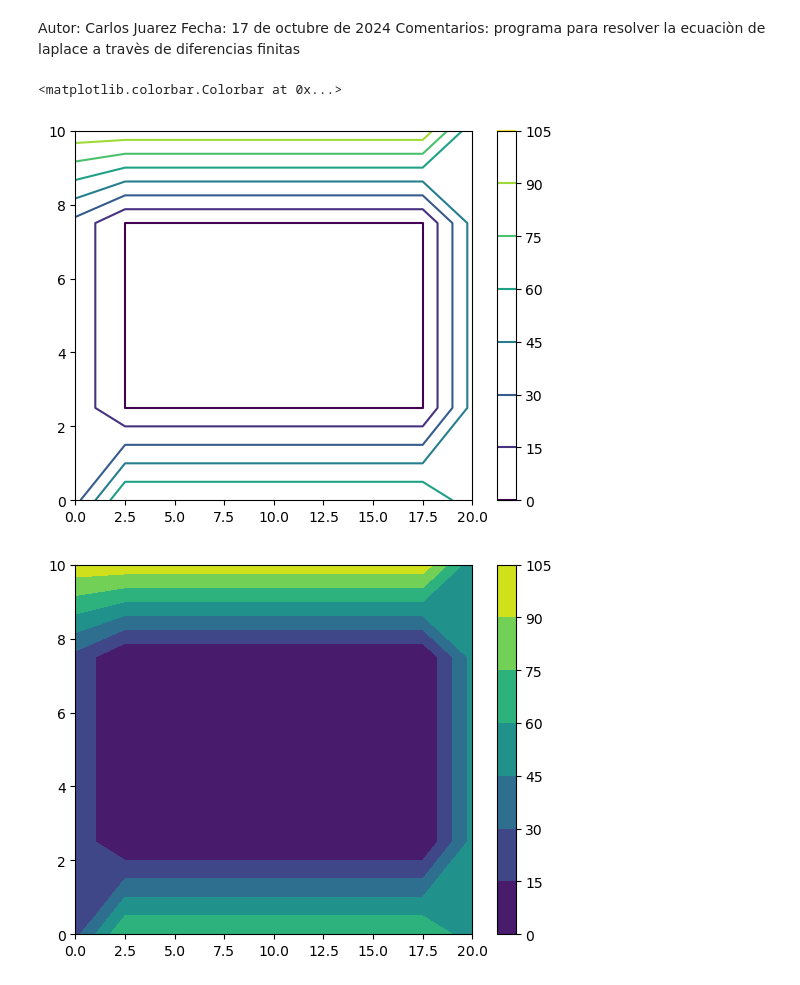
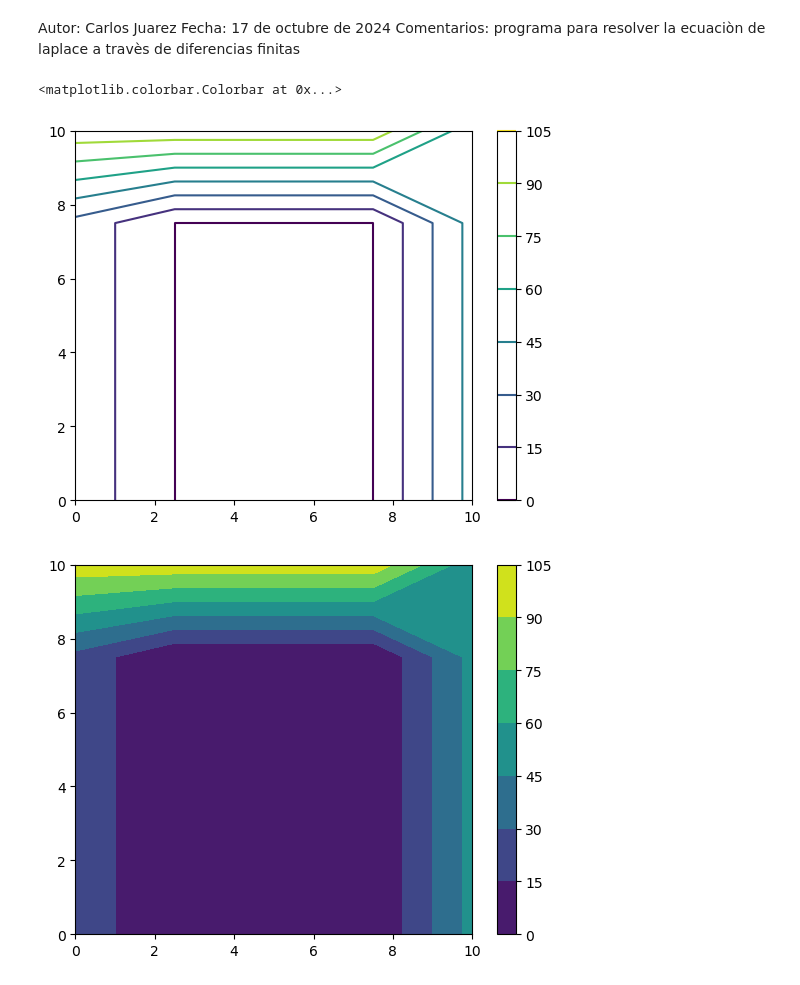
Before and after one commit to cjuarezramos/MMS022024, a Jupyter notebook: ej1017_placa_dirichlet.ipynb, the cells around one changed output. Cells and saved outputs as stored; diff of their text form; code cells hidden in the pictures.

```diff
--- a/ej1017_placa_dirichlet.ipynb
+++ b/ej1017_placa_dirichlet.ipynb
@@ -6,33 +6,33 @@ Comentarios: programa para resolver la ecuaciòn de laplace a travès de diferen
 import numpy as np
 import matplotlib.pyplot as plt
 
 # Datos de la placa
-Lx = 20
+Lx = 10
 Ly = 10
 h = 2.5
 
 x = np.arange(0,Lx+h,h)
 y = np.arange(0,Ly+h,h)
 
 X,Y = np.meshgrid(x,y)
 # plt.plot(X,Y,'*') # ploteo la grilla
 
 T = np.zeros((len(y),len(x)))
 
 # Condiciones de Frontera
 # Condición de Dirichlet--> variable dependiente esta fija
 T[0,:] = 0 # condicion de frontera en borde inferior
 T[:,0] = 25 # condicion de frontera en borde izquierdo
 T[-1,:] = 100 # condiciòn de frontera borde superior
 T[:,-1] = 50
 
 # gràfica en 2D/3D
 plt.contour(X,Y,T)# lineas de contorno
 plt.colorbar()
 plt.figure()
 plt.contourf(X,Y,T)
 plt.colorbar()
 # %% [output]
 <matplotlib.colorbar.Colorbar at 0x...>
-[figure, old version]
+[figure, new version]
-[figure, old version]
+[figure, new version]
```
Also changed, not shown: parts of 3 cells of this notebook.
